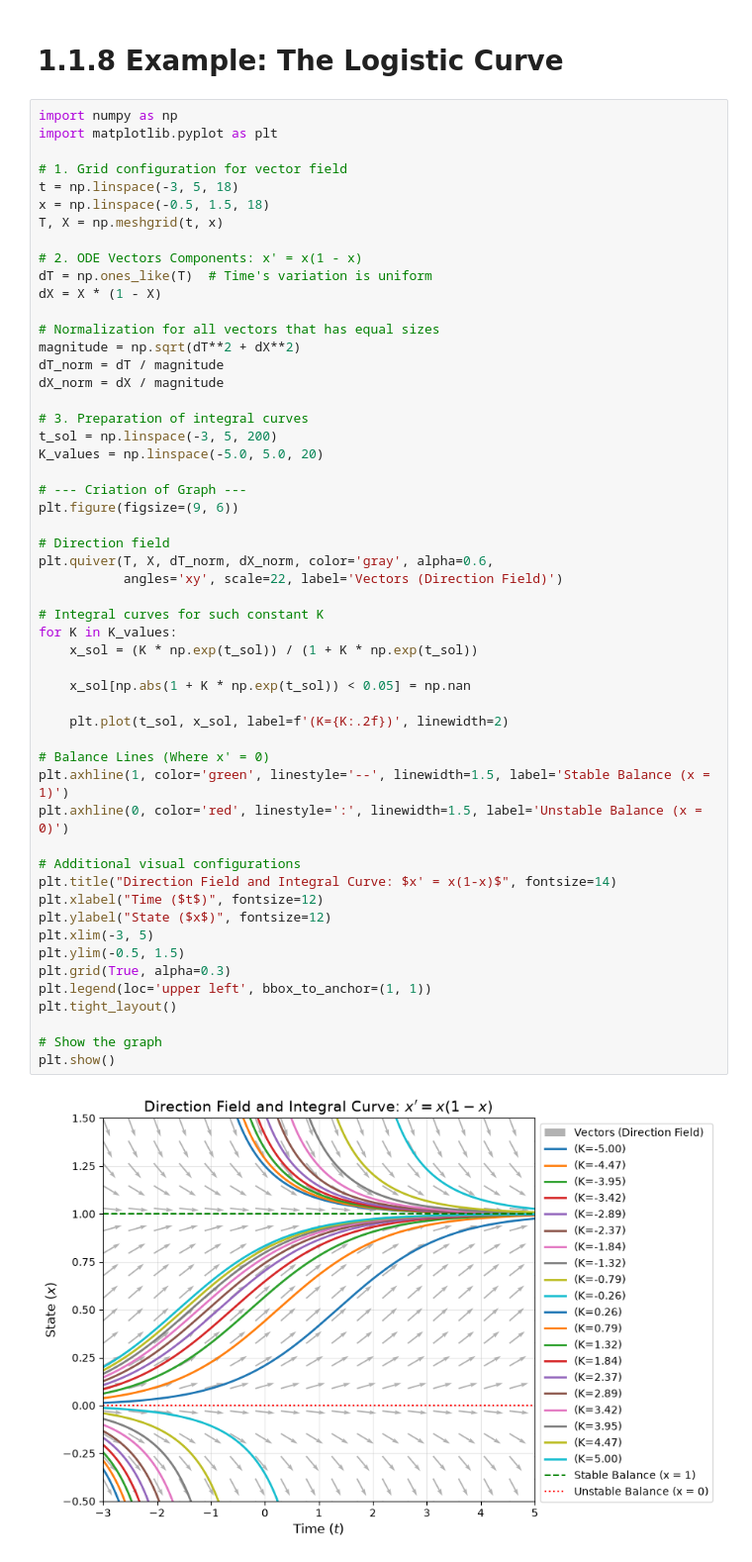
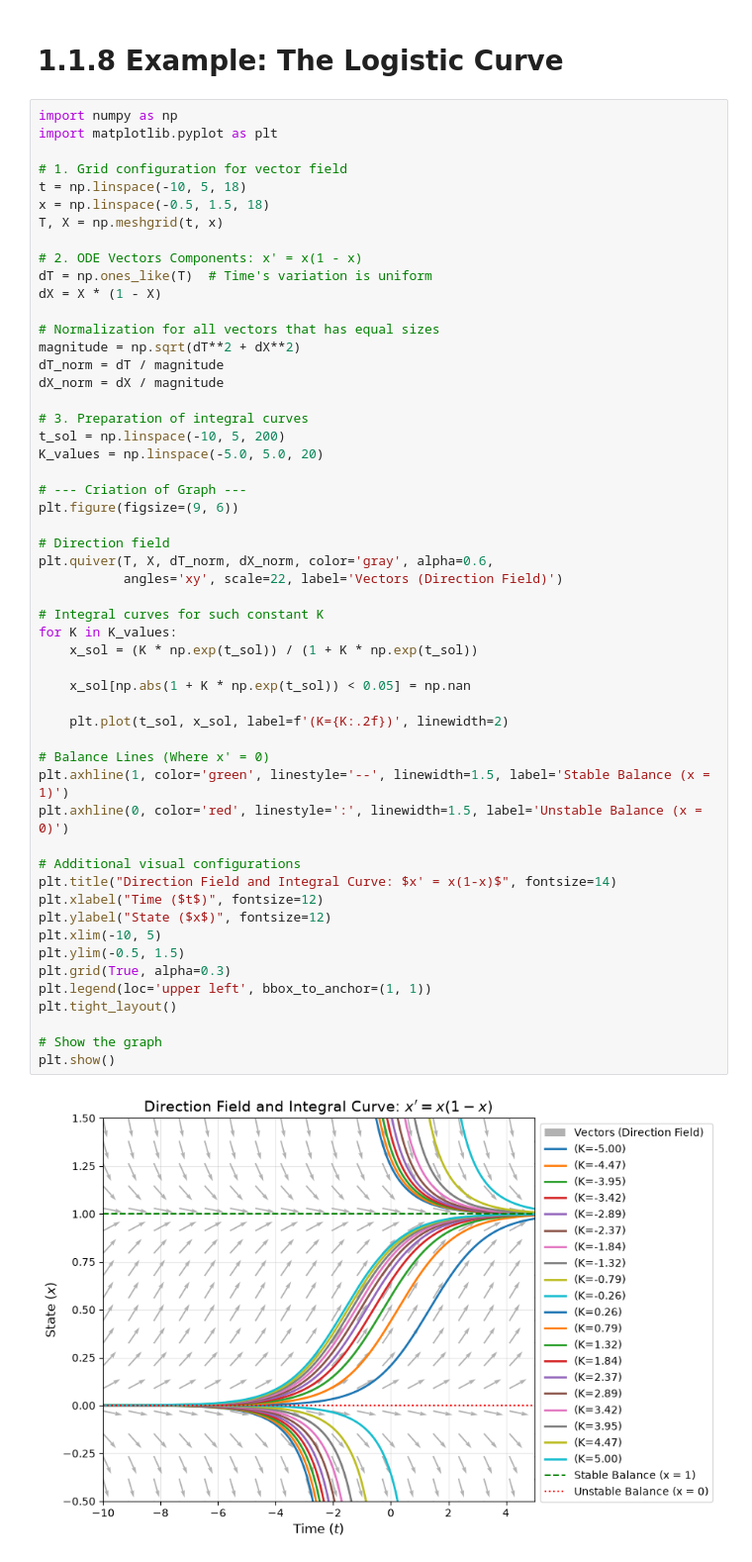
Before and after one commit to Ederson-Passos/ode_arnold, a Jupyter notebook: chapter_1/1.1.8_example_the-logistic-curve.ipynb, the cells around one changed output. Shown at 99% size. Cells and saved outputs as stored; diff of their text form.

Commit message:
Ploting the graph of the logistic curve for some k values.

```diff
--- a/chapter_1/1.1.8_example_the-logistic-curve.ipynb
+++ b/chapter_1/1.1.8_example_the-logistic-curve.ipynb
@@ -5,7 +5,7 @@ import numpy as np
 import matplotlib.pyplot as plt
 
 # 1. Grid configuration for vector field
-t = np.linspace(-3, 5, 18)
+t = np.linspace(-10, 5, 18)
 x = np.linspace(-0.5, 1.5, 18)
 T, X = np.meshgrid(t, x)
 
@@ -19,39 +19,39 @@ dT_norm = dT / magnitude
 dX_norm = dX / magnitude
 
 # 3. Preparation of integral curves
-t_sol = np.linspace(-3, 5, 200)
+t_sol = np.linspace(-10, 5, 200)
 K_values = np.linspace(-5.0, 5.0, 20)
 
 # --- Criation of Graph ---
 plt.figure(figsize=(9, 6))
 
 # Direction field
 plt.quiver(T, X, dT_norm, dX_norm, color='gray', alpha=0.6,
            angles='xy', scale=22, label='Vectors (Direction Field)')
 
 # Integral curves for such constant K
 for K in K_values:
     x_sol = (K * np.exp(t_sol)) / (1 + K * np.exp(t_sol))
 
     x_sol[np.abs(1 + K * np.exp(t_sol)) < 0.05] = np.nan
 
     plt.plot(t_sol, x_sol, label=f'(K={K:.2f})', linewidth=2)
 
 # Balance Lines (Where x' = 0)
 plt.axhline(1, color='green', linestyle='--', linewidth=1.5, label='Stable Balance (x = 1)')
 plt.axhline(0, color='red', linestyle=':', linewidth=1.5, label='Unstable Balance (x = 0)')
 
 # Additional visual configurations
 plt.title("Direction Field and Integral Curve: $x' = x(1-x)$", fontsize=14)
 plt.xlabel("Time ($t$)", fontsize=12)
 plt.ylabel("State ($x$)", fontsize=12)
-plt.xlim(-3, 5)
+plt.xlim(-10, 5)
 plt.ylim(-0.5, 1.5)
 plt.grid(True, alpha=0.3)
 plt.legend(loc='upper left', bbox_to_anchor=(1, 1))
 plt.tight_layout()
 
 # Show the graph
 plt.show()
 # %% [output]
-[figure, old version]
+[figure, new version]
```
